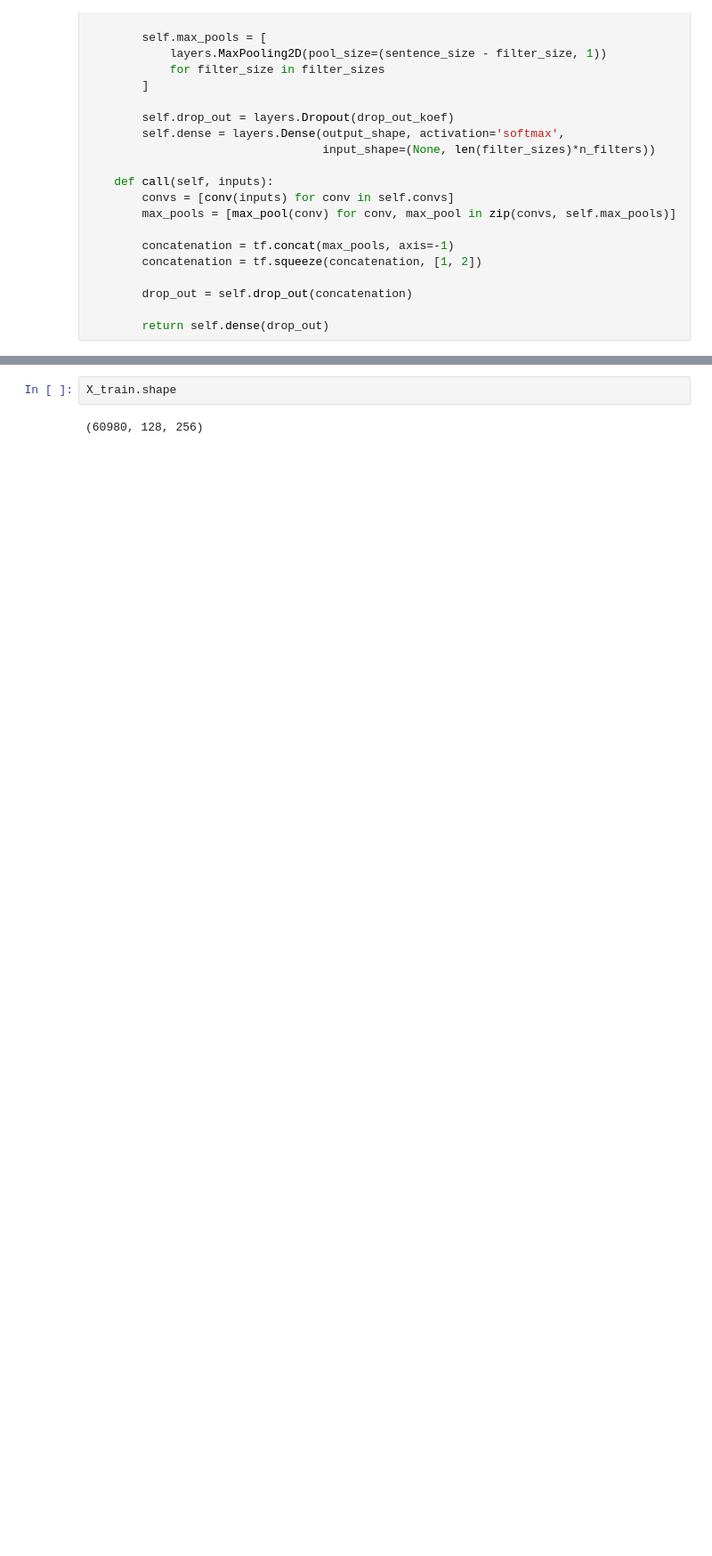
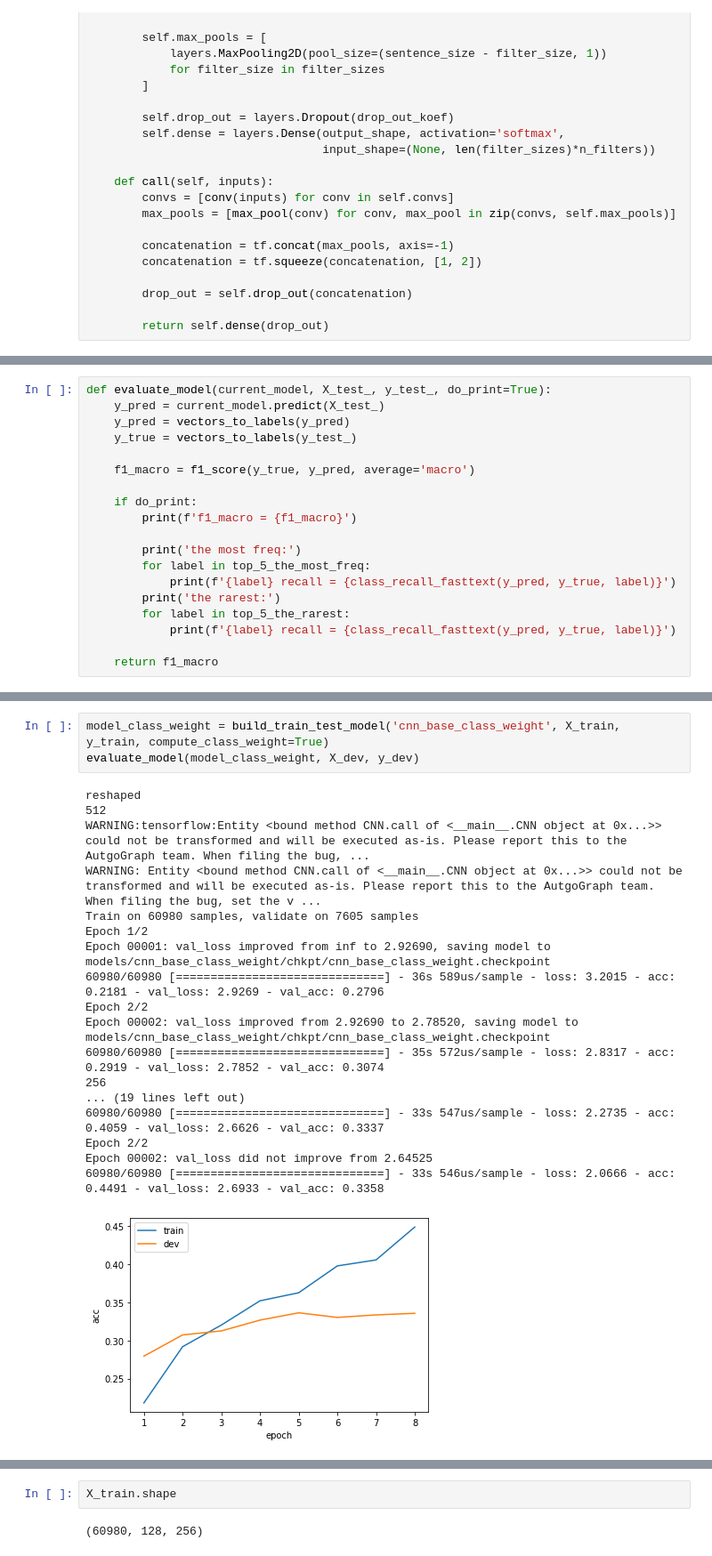
Before and after one commit to litdarya/nlp_tasks, a Jupyter notebook: hw_1/hw1_nlp.ipynb, the cells around one changed output, grey strips where cells are left out. Shown at 89% size. Saved outputs shown, nothing was run; the diff lists cells and outputs as text; blank space fills up the shorter version.

```diff
--- a/hw_1/hw1_nlp.ipynb
+++ b/hw_1/hw1_nlp.ipynb
@@ -1201,0 +1246,19 @@ def train_model(current_model, model_name, X, y):
+# %%
+def evaluate_model(current_model, X_test_, y_test_, do_print=True):
+    y_pred = current_model.predict(X_test_)
+    y_pred = vectors_to_labels(y_pred)
+    y_true = vectors_to_labels(y_test_)
+
+    f1_macro = f1_score(y_true, y_pred, average='macro')
+
+    if do_print:
+        print(f'f1_macro = {f1_macro}')
+
+        print('the most freq:')
+        for label in top_5_the_most_freq:
+            print(f'{label} recall = {class_recall_fasttext(y_pred, y_true, label)}')
+        print('the rarest:')
+        for label in top_5_the_rarest:
+            print(f'{label} recall = {class_recall_fasttext(y_pred, y_true, label)}')
+
+    return f1_macro
@@ -1201,0 +1314,22 @@ def train_model(current_model, model_name, X, y):
+# %%
+model_class_weight = build_train_test_model('cnn_base_class_weight', X_train, y_train, compute_class_weight=True)
+evaluate_model(model_class_weight, X_dev, y_dev)
+# %% [output]
+reshaped
+512
+WARNING:tensorflow:Entity <bound method CNN.call of <__main__.CNN object at 0x...>> could not be transformed and will be executed as-is. Please report this to the AutgoGraph team. When filing the bug, ...
+WARNING: Entity <bound method CNN.call of <__main__.CNN object at 0x...>> could not be transformed and will be executed as-is. Please report this to the AutgoGraph team. When filing the bug, set the v ...
+Train on 60980 samples, validate on 7605 samples
+Epoch 1/2
+Epoch 00001: val_loss improved from inf to 2.92690, saving model to models/cnn_base_class_weight/chkpt/cnn_base_class_weight.checkpoint
+60980/60980 [==============================] - 36s 589us/sample - loss: 3.2015 - acc: 0.2181 - val_loss: 2.9269 - val_acc: 0.2796
+Epoch 2/2
+Epoch 00002: val_loss improved from 2.92690 to 2.78520, saving model to models/cnn_base_class_weight/chkpt/cnn_base_class_weight.checkpoint
+60980/60980 [==============================] - 35s 572us/sample - loss: 2.8317 - acc: 0.2919 - val_loss: 2.7852 - val_acc: 0.3074
+256
+... (19 lines left out)
+60980/60980 [==============================] - 33s 547us/sample - loss: 2.2735 - acc: 0.4059 - val_loss: 2.6626 - val_acc: 0.3337
+Epoch 2/2
+Epoch 00002: val_loss did not improve from 2.64525
+60980/60980 [==============================] - 33s 546us/sample - loss: 2.0666 - acc: 0.4491 - val_loss: 2.6933 - val_acc: 0.3358
+[figure, added]
```
Also changed, not shown: parts of 158 cells of this notebook.
